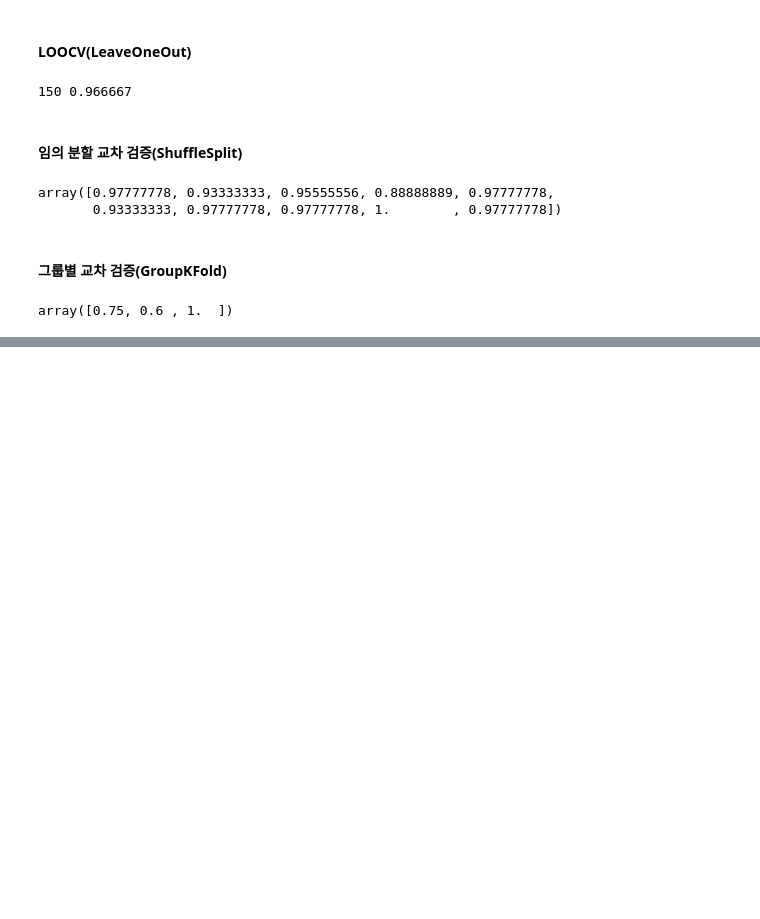
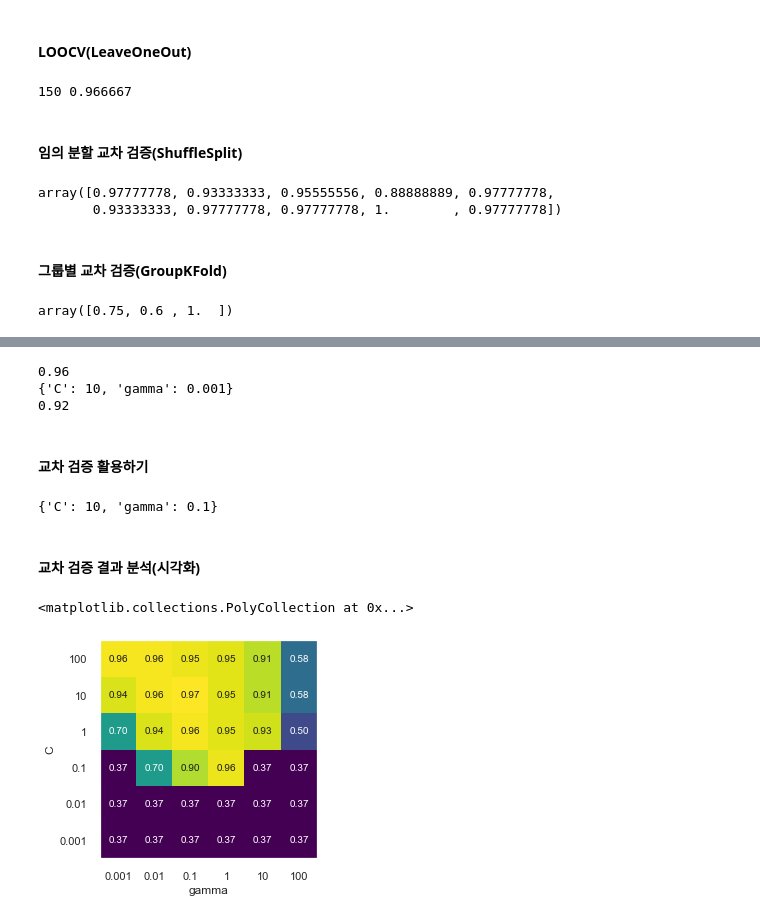
Before and after one commit to JaeMin1130/Machine-Learning, a Jupyter notebook: CHAPTER 5. 모델 평가와 성능 향상.ipynb, the cells around one changed output, grey strips where cells are left out. Saved outputs shown, nothing was run; the diff lists cells and outputs as text; code cells hidden in the pictures; blank space fills up the shorter version.

```diff
--- a/CHAPTER 5. 모델 평가와 성능 향상.ipynb
+++ b/CHAPTER 5. 모델 평가와 성능 향상.ipynb
@@ -78,0 +83,29 @@ array([0.75, 0.6 , 1.  ])
+# %%
+from sklearn.svm import SVC
+
+X_trainval, X_test, y_trainval, y_test = train_test_split(iris.data, iris.target, random_state=0)
+X_train, X_valid, y_train, y_valid =  train_test_split(X_trainval, y_trainval, random_state=1)
+
+best_score = 0
+
+for gamma in [0.001, 0.01, 0.1, 1, 10, 100]:
+    for C in [0.001, 0.01, 0.1, 1, 10, 100]:
+        svm = SVC(gamma=gamma, C=C)
+        svm.fit(X_train, y_train)
+        score = svm.score(X_valid, y_valid)
+        if score > best_score:
+            best_score = score
+            best_parameters = {'C':C, 'gamma':gamma}
+svm = SVC(**best_parameters)
+svm.fit(X_trainval, y_trainval)
+test_score = svm.score(X_test, y_test)
+
+print('{:.2f}'.format(best_score))
+print(best_parameters)
+print('{:.2f}'.format(test_score))
+# %% [output]
+0.96
+{'C': 10, 'gamma': 0.001}
+0.92
+# %% [markdown]
+#### 교차 검증 활용하기
@@ -78,0 +123,28 @@ array([0.75, 0.6 , 1.  ])
+# %%
+# GridSearchCV 활용하기
+from sklearn.model_selection import GridSearchCV
+# 딕셔너리 형태로 검색 대상 매개변수를 지정해야한다.
+param_grid = {'C': [0.001, 0.01, 0.1, 1, 10, 100],
+              'gamma': [0.001, 0.01, 0.1, 1, 10, 100]}
+grid_search = GridSearchCV(SVC(), param_grid, cv=5, return_train_score=True)
+
+X_train, X_test, y_train, y_test = train_test_split(iris.data, iris.target, random_state=0)
+grid_search.fit(X_train, y_train)
+grid_search.predict(X_test)
+grid_search.score(X_test, y_tiyest)
+grid_search.best_params_
+# %% [output]
+{'C': 10, 'gamma': 0.1}
+# %% [markdown]
+#### 교차 검증 결과 분석(시각화)
+# %%
+# 검색 대상 매개변수 그리드가 2차원이므로 heatmap으로 시각화하기 좋다.
+
+results = pd.DataFrame(grid_search.cv_results_)
+scores = np.array(results.mean_test_score).reshape(6,6)
+
+mglearn.tools.heatmap(scores, xlabel='gamma', xticklabels=param_grid['gamma'],
+                     ylabel='C', yticklabels=param_grid['C'], cmap='viridis')
+# %% [output]
+<matplotlib.collections.PolyCollection at 0x...>
+[figure, added]
```
Also changed, not shown: parts of 16 cells of this notebook.
